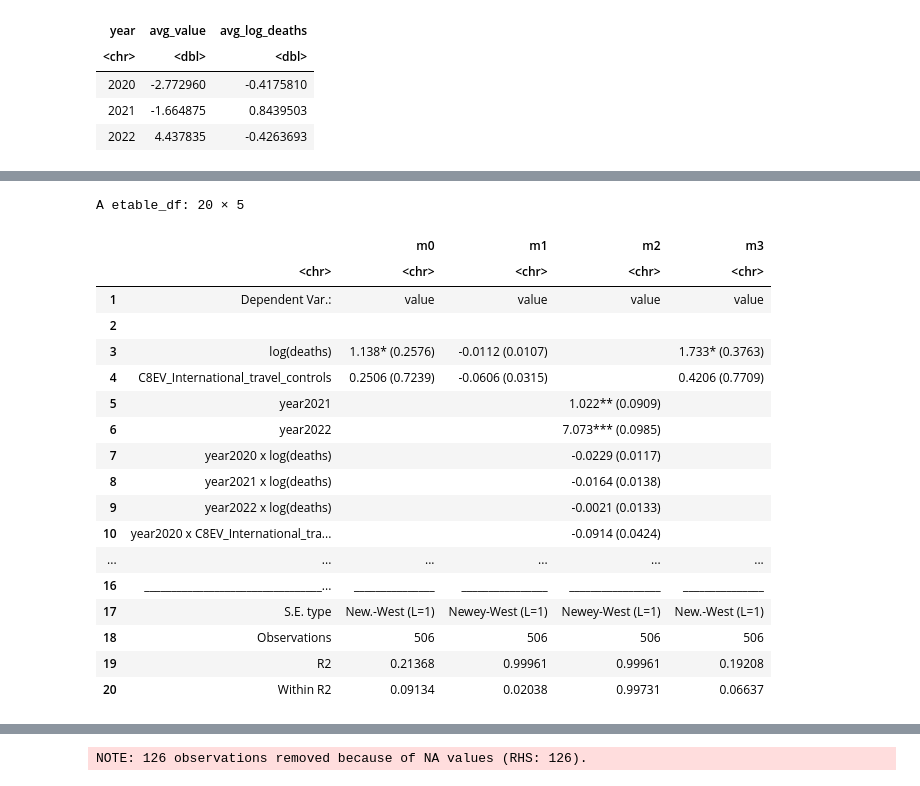
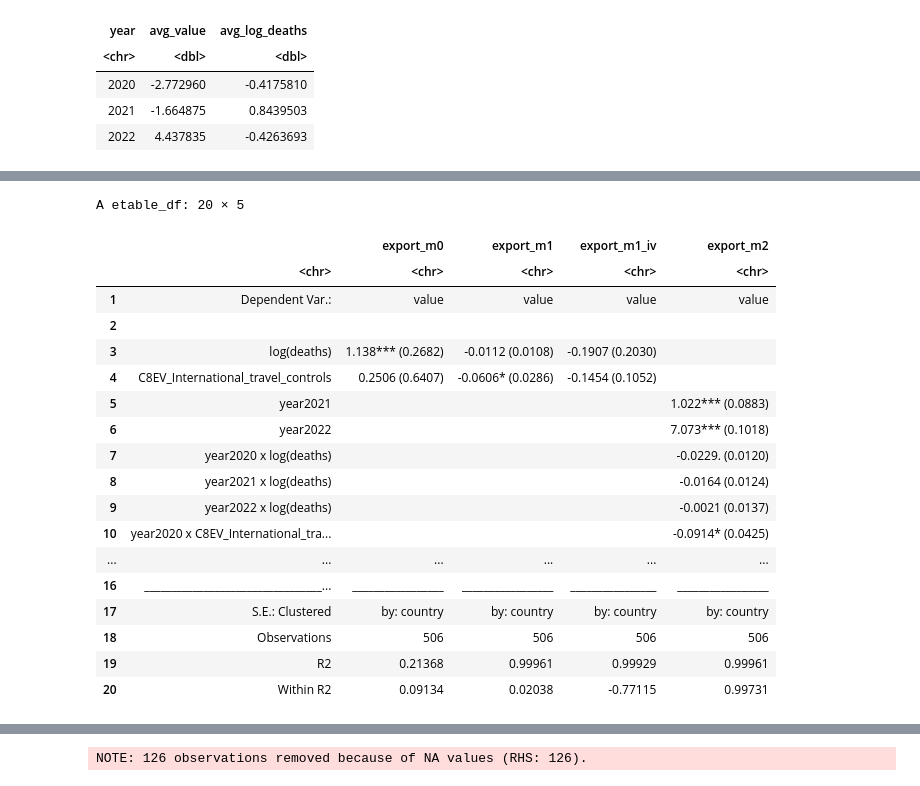
Before and after one commit to xan-d-or/thesis, a Jupyter notebook: analysis/hs0_fe_estimation.ipynb, the cells around one changed output, grey strips where cells are left out. Saved outputs shown, nothing was run; the diff lists cells and outputs as text; code cells hidden in the pictures.

```diff
--- a/analysis/hs0_fe_estimation.ipynb
+++ b/analysis/hs0_fe_estimation.ipynb
@@ -97,0 +85,6 @@ A tibble: 3 × 3
+# %%
+# Pulled OLS
+export_m0 = feols(value ~ log(deaths) +
+ C8EV_International_travel_controls| year,
+ data = df)
+export_m0 %>% summary(vcov = ~country)
@@ -98,8 +104,8 @@ A tibble: 3 × 3
 # %%
-m1 = feols(value ~ log(deaths) +
+export_m1 = feols(value ~ log(deaths) +
  C8EV_International_travel_controls| country + year,
  data = df)
-m1 %>% summary(vcov = vcov_NW(unit = 'country', time = 'year'))
+export_m1 %>% summary(vcov = ~country)
 # %% [output]
 NOTE: 154 observations removed because of NA and infinite values (RHS: 154).
 OLS estimation, Dep. Var.: value
@@ -115,11 +121,11 @@ RMSE: 0.164813     Adj. R2: 0.99939
                  Within R2: 0.020382
 # %%
 # Маски сами по себе --- слабый инструмент
-m1_iv = feols(value ~ 1 +
+export_m1_iv = feols(value ~ 1 +
  C8EV_International_travel_controls|country + year|
  log(deaths) ~ H6M_Facial_Coverings,
  data = df)
-m1_iv %>% summary(vcov = vcov_NW(unit = 'country', time = 'year'))
+export_m1_iv %>% summary(vcov = ~country)
 # %% [output]
 NOTE: 154 observations removed because of NA and infinite values (RHS: 126, IV: 74/126).
 TSLS estimation - Dep. Var.: value
@@ -140,9 +146,9 @@ F-test (1st stage), log(deaths): stat = 3.39781, p = 0.065873, on 1 and 501 DoF.
                      Wu-Hausman: stat = 1.79629, p = 0.181095, on 1 and 326 DoF.
 # %%
 # Гетерогенность во времени
-m2 = feols(value ~ year/log(deaths) + year/C8EV_International_travel_controls| country,
+export_m2 = feols(value ~ year/log(deaths) + year/C8EV_International_travel_controls| country,
  data = df)
-m2 %>% summary(vcov = vcov_NW(unit = 'country', time = 'year'))
+export_m2 %>% summary(vcov = ~country)
 # %% [output]
 NOTE: 154 observations removed because of NA and infinite values (RHS: 154).
 OLS estimation, Dep. Var.: value
@@ -241,22 +171,25 @@ A etable_df: 20 × 5
-# %%
-etable(m0, m1, m2, m3, vcov = vcov_NW(unit = 'country', time = 'year'))
-# %% [output]
-A etable_df: 20 × 5
-|  |  | m0 | m1 | m2 | m3 |
-|  | <chr> | <chr> | <chr> | <chr> | <chr> |
-| 1 | Dependent Var.: | value | value | value | value |
-| 2 |  |  |  |  |  |
-| 3 | log(deaths) | 1.138* (0.2576) | -0.0112 (0.0107) |  | 1.733* (0.3763) |
-| 4 | C8EV_International_travel_controls | 0.2506 (0.7239) | -0.0606 (0.0315) |  | 0.4206 (0.7709) |
-| 5 | year2021 |  |  | 1.022** (0.0909) |  |
-| 6 | year2022 |  |  | 7.073*** (0.0985) |  |
-| 7 | year2020 x log(deaths) |  |  | -0.0229 (0.0117) |  |
-| 8 | year2021 x log(deaths) |  |  | -0.0164 (0.0138) |  |
-| 9 | year2022 x log(deaths) |  |  | -0.0021 (0.0133) |  |
-| 10 | year2020 x C8EV_International_tra... |  |  | -0.0914 (0.0424) |  |
-| ... | ... | ... | ... | ... | ... |
-| 16 | _________________________________... | _______________ | ________________ | _________________ | _______________ |
-| 17 | S.E. type | New.-West (L=1) | Newey-West (L=1) | Newey-West (L=1) | New.-West (L=1) |
-| 18 | Observations | 506 | 506 | 506 | 506 |
-| 19 | R2 | 0.21368 | 0.99961 | 0.99961 | 0.19208 |
-| 20 | Within R2 | 0.09134 | 0.02038 | 0.99731 | 0.06637 |
+# %%
+# Здесь это точно не осмысленно использовать кластеризацию по годам.
+# С кластеризацией по странам есть значимость только у ограничений на поездки.
+# На инструменты пока смотреть не стоит, потому что они слабые.
+etable(export_m0, export_m1, export_m1_iv, export_m2, vcov = ~country)
+# %% [output]
+A etable_df: 20 × 5
+|  |  | export_m0 | export_m1 | export_m1_iv | export_m2 |
+|  | <chr> | <chr> | <chr> | <chr> | <chr> |
+| 1 | Dependent Var.: | value | value | value | value |
+| 2 |  |  |  |  |  |
+| 3 | log(deaths) | 1.138*** (0.2682) | -0.0112 (0.0108) | -0.1907 (0.2030) |  |
+| 4 | C8EV_International_travel_controls | 0.2506 (0.6407) | -0.0606* (0.0286) | -0.1454 (0.1052) |  |
+| 5 | year2021 |  |  |  | 1.022*** (0.0883) |
+| 6 | year2022 |  |  |  | 7.073*** (0.1018) |
+| 7 | year2020 x log(deaths) |  |  |  | -0.0229. (0.0120) |
+| 8 | year2021 x log(deaths) |  |  |  | -0.0164 (0.0124) |
+| 9 | year2022 x log(deaths) |  |  |  | -0.0021 (0.0137) |
+| 10 | year2020 x C8EV_International_tra... |  |  |  | -0.0914* (0.0425) |
+| ... | ... | ... | ... | ... | ... |
+| 16 | _________________________________... | _________________ | _________________ | ________________ | _________________ |
+| 17 | S.E.: Clustered | by: country | by: country | by: country | by: country |
+| 18 | Observations | 506 | 506 | 506 | 506 |
+| 19 | R2 | 0.21368 | 0.99961 | 0.99929 | 0.99961 |
+| 20 | Within R2 | 0.09134 | 0.02038 | -0.77115 | 0.99731 |
```
Also changed, not shown: parts of 25 cells of this notebook, 1 other file.
